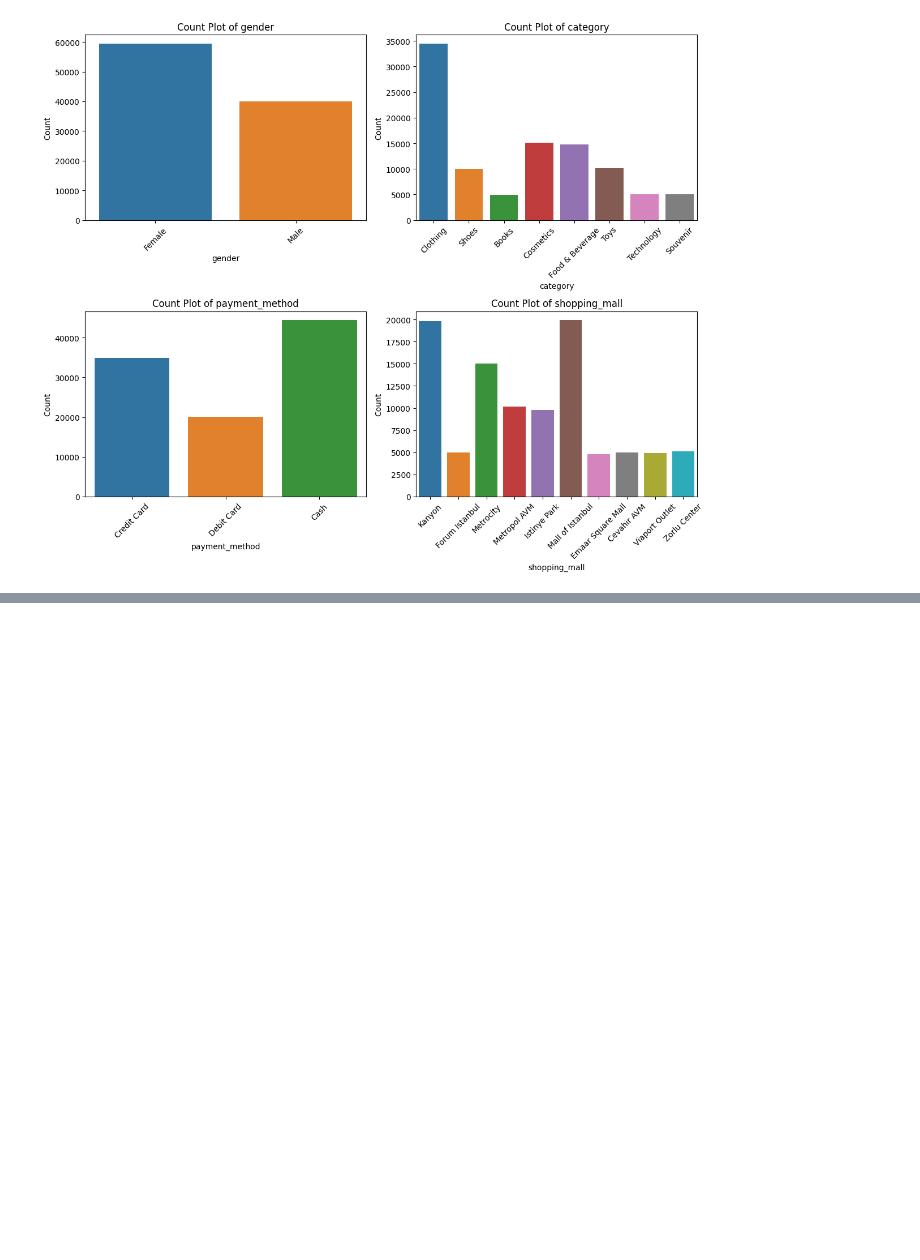
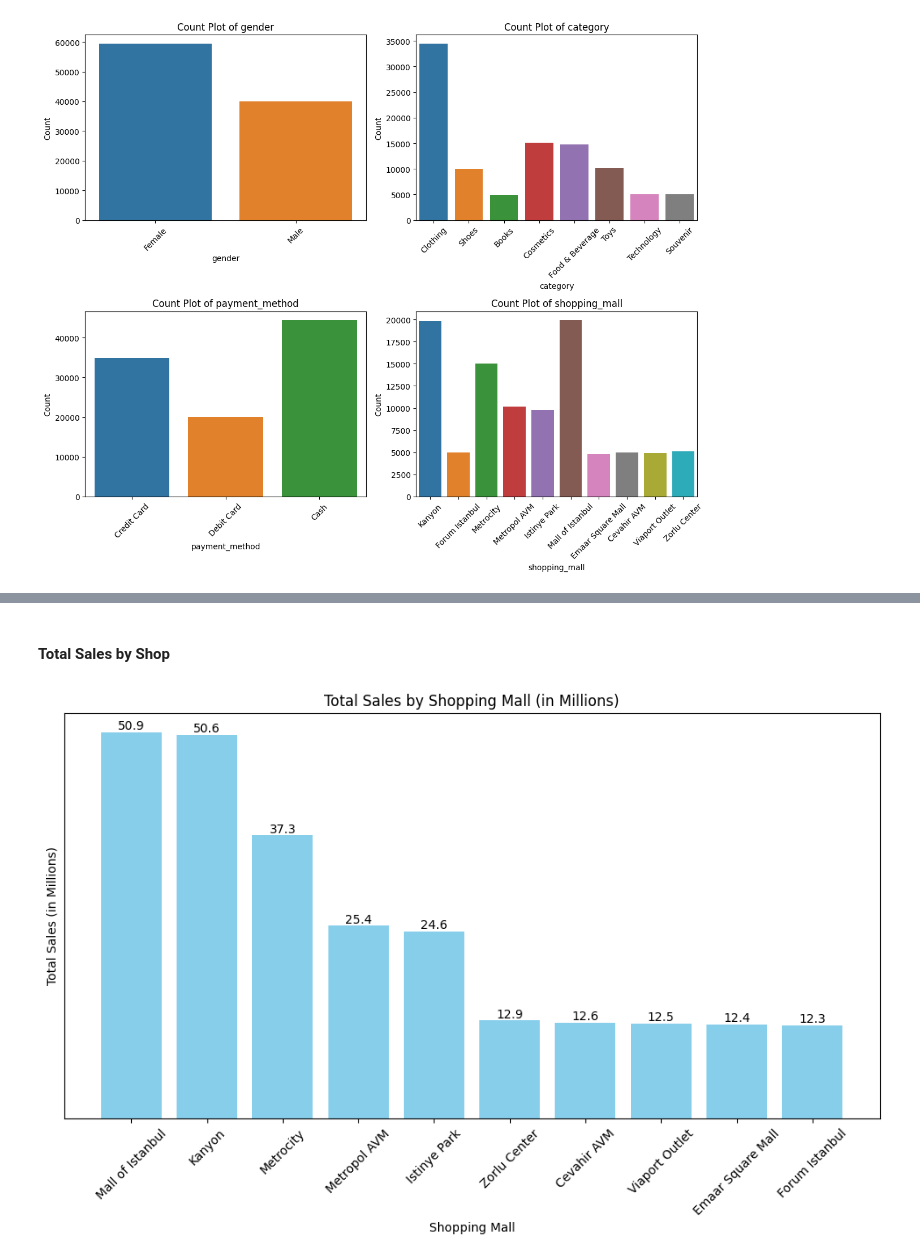
Before and after one commit to sandys-ss/EDA, a Jupyter notebook: cohort-analysis.ipynb, the cells around one changed output, grey strips where cells are left out. Cells and saved outputs as stored; diff of their text form; code cells hidden in the pictures; blank space fills up the shorter version.

```diff
--- a/cohort-analysis.ipynb
+++ b/cohort-analysis.ipynb
@@ -188,0 +273,26 @@ plt.show()
+# %% [markdown]
+#### Total Sales by Shop
+# %%
+# Menghitung total penjualan per shopping mall
+sales_by_mall = retail.groupby('shopping_mall')['total_sales'].sum().reset_index()
+
+# Mengurutkan dari yang terbesar ke terkecil
+sales_by_mall = sales_by_mall.sort_values(by='total_sales', ascending=False)
+
+# Membuat grafik bar
+plt.figure(figsize=(12, 6))
+bars = plt.bar(sales_by_mall['shopping_mall'], sales_by_mall['total_sales'] / 1000000, color='skyblue')  # Membagi total sales dengan 1 juta
+plt.title('Total Sales by Shopping Mall (in Millions)')
+plt.xlabel('Shopping Mall')
+plt.ylabel('Total Sales (in Millions)')
+plt.xticks(rotation=45)
+
+# Menambahkan angka pada setiap bar
+for bar in bars:
+    yval = bar.get_height()
+    plt.text(bar.get_x() + bar.get_width()/2, yval, '{:,.1f}'.format(yval), ha='center', va='bottom')
+
+plt.yticks([])  # Menghilangkan angka pada sumbu y
+plt.show()
+# %% [output]
+[figure, added]
```
Also changed, not shown: parts of 27 cells of this notebook.
